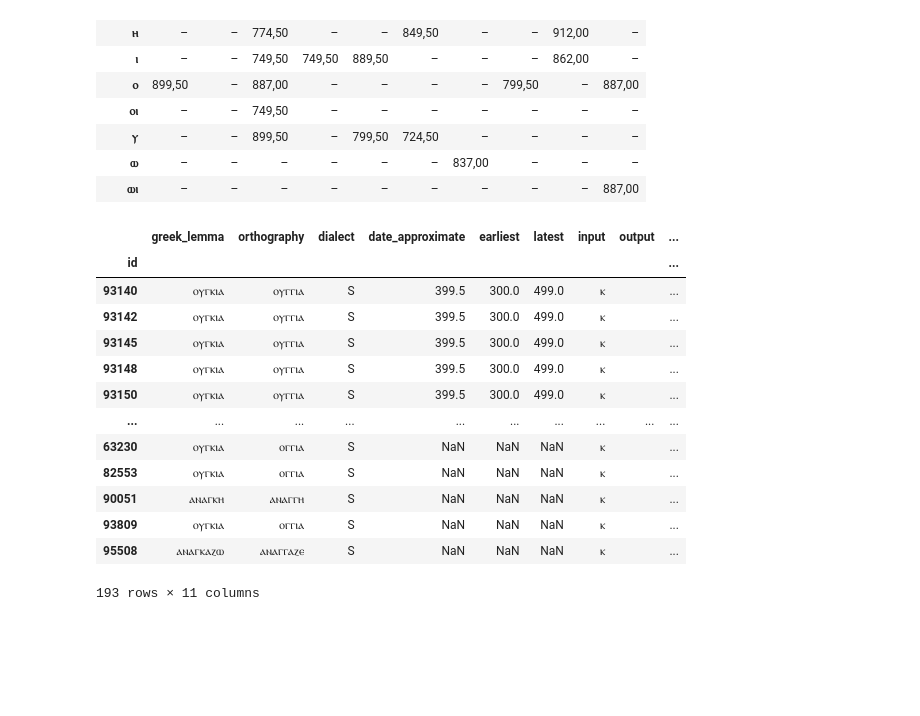
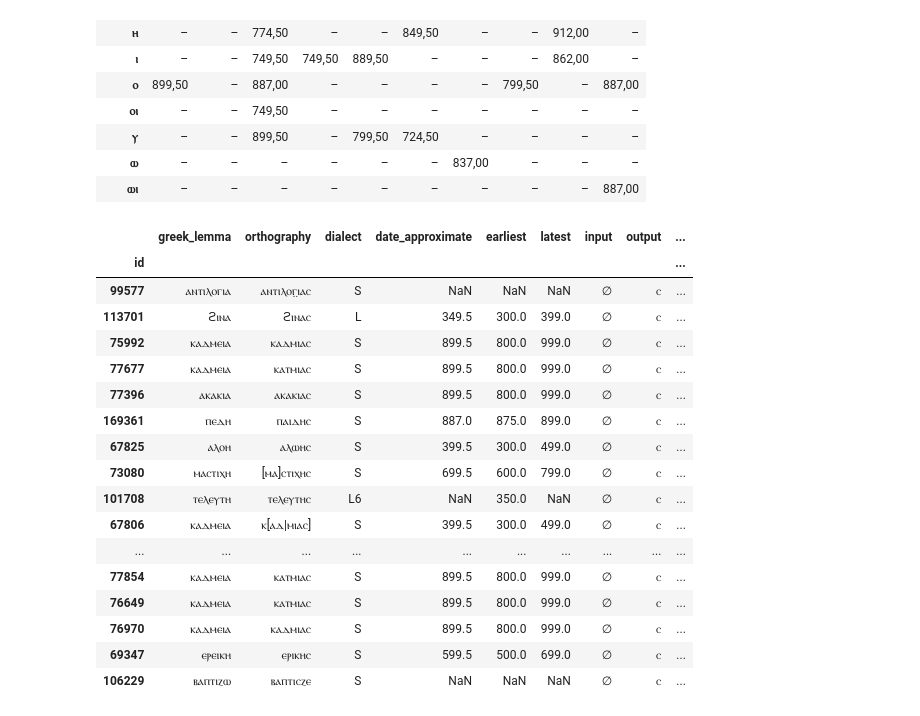
Before and after one commit to kmein/greek-coptic, a Jupyter notebook: greek-coptic.ipynb, the cells around one changed output. Drawn from its saved outputs; the diff is of its cells as text; code cells hidden in the pictures; blank space fills up the shorter version.

```diff
--- a/greek-coptic.ipynb
+++ b/greek-coptic.ipynb
@@ -262,7 +264,7 @@ def transliterate(greek):
             for character in normalized
             if character.lower() in greek_to_coptic
         )
-    )
+    ).replace("ⲣⲣ", "ⲣⲣϩ")
 # %% [markdown]
 See the transliteration in action here:
 # %%
@@ -395,5 +468,9 @@ To detect compounded geminations, we convert all rules of the form $t_1\to\alpha
 # %%
 def fix_gemination(edit):
+    input_booleans, _ = unzip(group_cv(edit["input"]))
+    output_booleans, _ = unzip(group_cv(edit["output"]))
+    if input_booleans == output_booleans:
+        return [edit]
     if edit["input"] == "∅":
         if edit["context_left"].endswith(edit["output"]):
             return [{
@@ -460,29 +518,0 @@ Instead, we merely look at whether a grapheme reflects a consonant ($C$) or a vo
-# %%
-vowels = {"ⲁ", "ⲉ", "ⲏ", "ⲓ", "ⲟ", "ⲱ", "ⲩ"}
-
-remove_null = lambda x: x.replace("∅", "") if len(x) > 1 else x
-
-def fix_CV_or_VC(edit):
-    group_cv = lambda string: [(b, "".join(cs)) for b, cs in itertools.groupby(string, key=lambda x: x in vowels)]
-    try:
-        input_booleans, input_cv_groups = zip(*group_cv(edit["input"]))
-        output_booleans, output_cv_groups = zip(*group_cv(edit["output"]))
-        if input_booleans == output_booleans and len(input_booleans) > 1:
-            edits = []
-            position = 0
-            context_left = ""
-            context_right = "".join(input_cv_groups)
-            for input_cv, output_cv in zip(input_cv_groups, output_cv_groups, strict=True):
-                position += len(input_cv)
-                edits.append({
-                    "input": "".join(input_cv),
-                    "output": "".join(output_cv),
-                    "context_left": remove_null(edit["context_left"] + context_left),
-                    "context_right": remove_null(context_right[position:] + edit["context_right"])
-                })
-                context_left += "".join(input_cv)
-            return edits
-        else:
-            return [edit]
-    except ValueError:
-        return [edit]
@@ -629,7 +642,11 @@ df_diff = df_diff[~(
     (df_diff["context_left"] == "#")
     & (
         ((df_diff["input"] == "ϩ") & df_diff["output"].isin({"ⲫ", "ⲑ"}))
+        & ((df_diff["input"] == "∅") & (df_diff["output"].isin({"ⲑ", "ⲧⲟⲥ"})))
     )
+) & ~(
+    ((df_diff["input"] == "ⲩ") & (df_diff["output"] == "ⲓ") & (df_diff["context_left"] == "ⲉⲗⲁⲭ"))
+    & ((df_diff["input"] == "ⲟⲥ") & (df_diff["output"] == "ⲟⲥ") & (df_diff["context_left"] == "ⲓⲟⲩⲇⲁⲓ"))
 )]
 
 # remove adverbial endings
@@ -888,21 +917,24 @@ pd.crosstab(
 | ⲱ | – | – | – | – | – | – | 837,00 | – | – | – |
 | ⲱⲓ | – | – | – | – | – | – | – | – | – | 887,00 |
 # %%
-df_diff[(df_diff["input"] == "ⲕ") & (df_diff["output"] == "")]
-# TODO: this is where my heuristic breaks stuff
+df_diff[(df_diff["input"] == "∅") & (df_diff["output"] == "ⲥ")].sample(30)
 # %% [output]
 |  | greek_lemma | orthography | dialect | date_approximate | earliest | latest | input | output | ... |
 | id |  |  |  |  |  |  |  |  | ... |
-| 93140 | ⲟⲩⲅⲕⲓⲁ | ⲟⲩⲅⲅⲓⲁ | S | 399.5 | 300.0 | 499.0 | ⲕ |  | ... |
-| 93142 | ⲟⲩⲅⲕⲓⲁ | ⲟⲩⲅⲅⲓⲁ | S | 399.5 | 300.0 | 499.0 | ⲕ |  | ... |
-| 93145 | ⲟⲩⲅⲕⲓⲁ | ⲟⲩⲅⲅⲓⲁ | S | 399.5 | 300.0 | 499.0 | ⲕ |  | ... |
-| 93148 | ⲟⲩⲅⲕⲓⲁ | ⲟⲩⲅⲅⲓⲁ | S | 399.5 | 300.0 | 499.0 | ⲕ |  | ... |
-| 93150 | ⲟⲩⲅⲕⲓⲁ | ⲟⲩⲅⲅⲓⲁ | S | 399.5 | 300.0 | 499.0 | ⲕ |  | ... |
+| 99577 | ⲁⲛⲧⲓⲗⲟⲅⲓⲁ | ⲁⲛⲧⲓⲗⲟⲅ̣ⲓ̣ⲁⲥ | S | NaN | NaN | NaN | ∅ | ⲥ | ... |
+| 113701 | ϩⲓⲛⲁ | ϩⲓⲛⲁⲥ | L | 349.5 | 300.0 | 399.0 | ∅ | ⲥ | ... |
+| 75992 | ⲕⲁⲇⲙⲉⲓⲁ | ⲕⲁⲇⲙⲓⲁⲥ | S | 899.5 | 800.0 | 999.0 | ∅ | ⲥ | ... |
+| 77677 | ⲕⲁⲇⲙⲉⲓⲁ | ⲕⲁⲧⲙⲓⲁⲥ | S | 899.5 | 800.0 | 999.0 | ∅ | ⲥ | ... |
+| 77396 | ⲁⲕⲁⲕⲓⲁ | ⲁⲕⲁⲕⲓⲁⲥ | S | 899.5 | 800.0 | 999.0 | ∅ | ⲥ | ... |
+| 169361 | ⲡⲉⲇⲏ | ⲡⲁⲓⲇⲏⲥ | S | 887.0 | 875.0 | 899.0 | ∅ | ⲥ | ... |
+| 67825 | ⲁⲗⲟⲏ | ⲁⲗⲱⲏⲥ | S | 399.5 | 300.0 | 499.0 | ∅ | ⲥ | ... |
+| 73080 | ⲙⲁⲥⲧⲓⲭⲏ | [ⲙⲁ]ⲥⲧⲓⲭⲏⲥ | S | 699.5 | 600.0 | 799.0 | ∅ | ⲥ | ... |
+| 101708 | ⲧⲉⲗⲉⲩⲧⲏ | ⲧⲉⲗⲉⲩⲧⲏⲥ | L6 | NaN | 350.0 | NaN | ∅ | ⲥ | ... |
+| 67806 | ⲕⲁⲇⲙⲉⲓⲁ | ⲕ[ⲁⲇ|ⲙⲓⲁⲥ] | S | 399.5 | 300.0 | 499.0 | ∅ | ⲥ | ... |
 | ... | ... | ... | ... | ... | ... | ... | ... | ... | ... |
-| 63230 | ⲟⲩⲅⲕⲓⲁ | ⲟⲅⲅⲓⲁ | S | NaN | NaN | NaN | ⲕ |  | ... |
-| 82553 | ⲟⲩⲅⲕⲓⲁ | ⲟⲅⲅⲓⲁ | S | NaN | NaN | NaN | ⲕ |  | ... |
-| 90051 | ⲁⲛⲁⲅⲕⲏ | ⲁⲛⲁⲅⲅⲏ | S | NaN | NaN | NaN | ⲕ |  | ... |
-| 93809 | ⲟⲩⲅⲕⲓⲁ | ⲟⲅⲅⲓⲁ | S | NaN | NaN | NaN | ⲕ |  | ... |
-| 95508 | ⲁⲛⲁⲅⲕⲁⲍⲱ | ⲁⲛⲁⲅⲅⲁⲍⲉ | S | NaN | NaN | NaN | ⲕ |  | ... |
+| 77854 | ⲕⲁⲇⲙⲉⲓⲁ | ⲕⲁⲧⲙⲓⲁⲥ | S | 899.5 | 800.0 | 999.0 | ∅ | ⲥ | ... |
+| 76649 | ⲕⲁⲇⲙⲉⲓⲁ | ⲕⲁⲧⲙⲓⲁⲥ | S | 899.5 | 800.0 | 999.0 | ∅ | ⲥ | ... |
+| 76970 | ⲕⲁⲇⲙⲉⲓⲁ | ⲕⲁⲇⲙⲓⲁⲥ | S | 899.5 | 800.0 | 999.0 | ∅ | ⲥ | ... |
+| 69347 | ⲉⲣⲉⲓⲕⲏ | ⲉⲣⲓⲕⲏⲥ | S | 599.5 | 500.0 | 699.0 | ∅ | ⲥ | ... |
+| 106229 | ⲃⲁⲡⲧⲓⲍⲱ | ⲃⲁⲡⲧⲓⲥⲍⲉ | S | NaN | NaN | NaN | ∅ | ⲥ | ... |
-193 rows × 11 columns
 # %%
```
Also changed, not shown: parts of 35 cells of this notebook.
